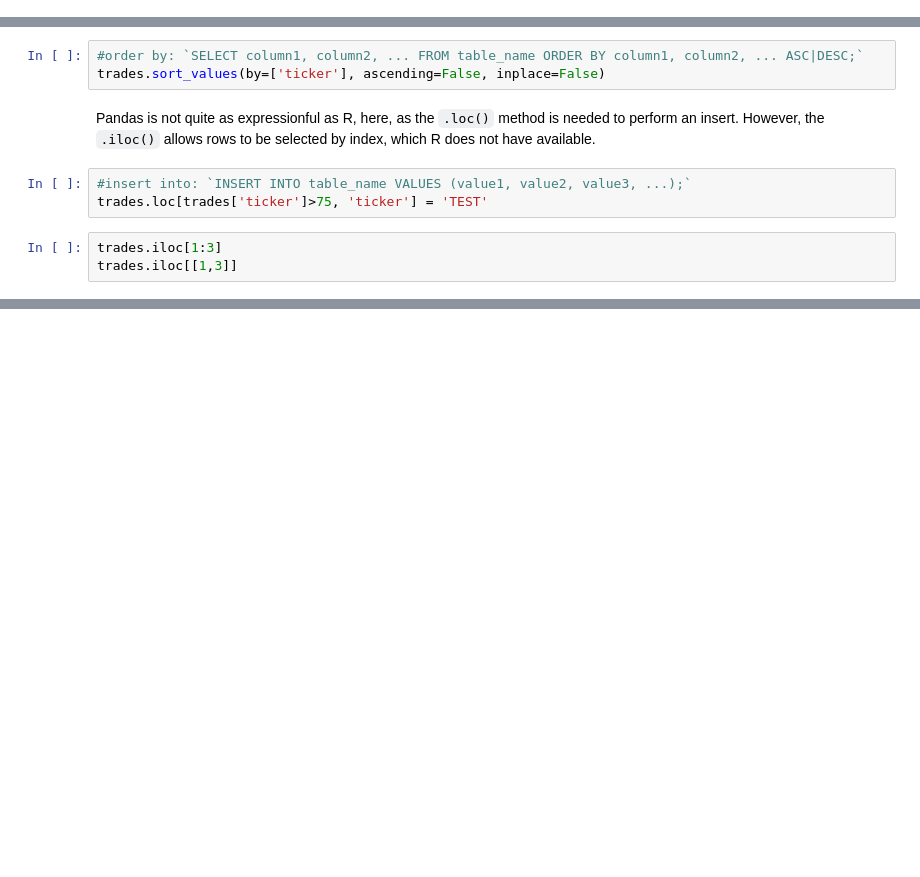
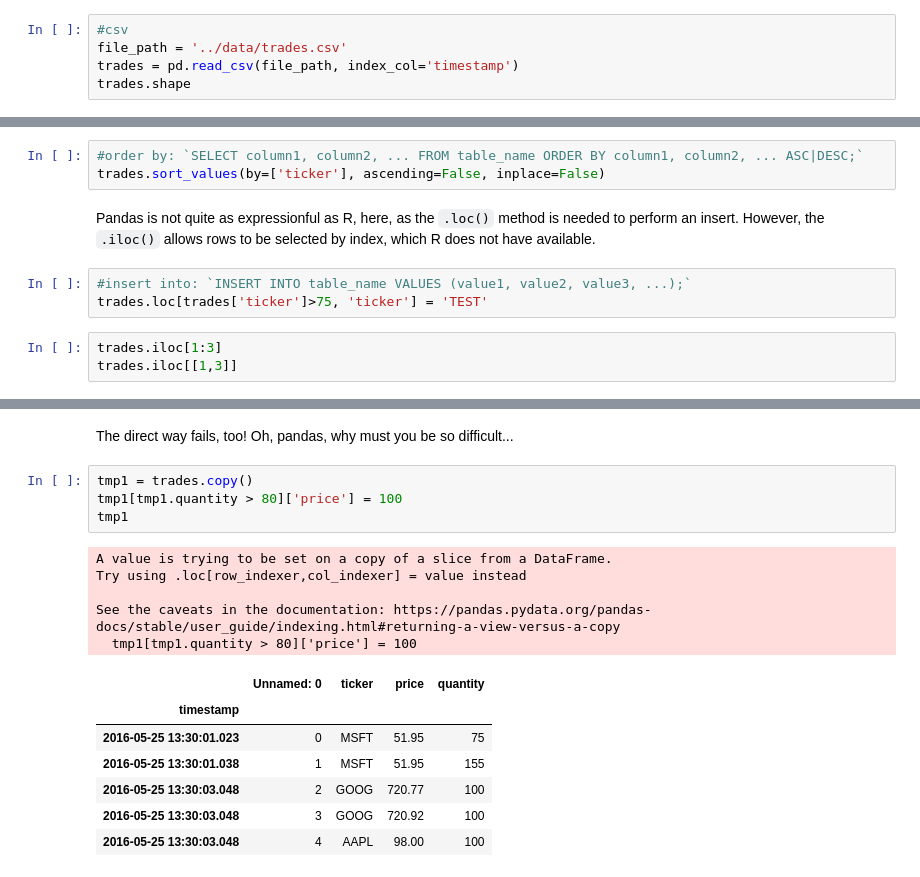
Before and after one commit to IMTorgDemo/Book-ai-for-banking-and-finance, a Jupyter notebook: notebooks/2-dataframe.ipynb, the cells around one changed output, grey strips where cells are left out. Drawn from its saved outputs; the diff is of its cells as text; blank space fills up the shorter version.

```diff
--- a/notebooks/2-dataframe.ipynb
+++ b/notebooks/2-dataframe.ipynb
@@ -247,0 +308,5 @@ trades.head()
+# %%
+#csv
+file_path = '../data/trades.csv'
+trades = pd.read_csv(file_path, index_col='timestamp')
+trades.shape
@@ -284,0 +394,19 @@ trades.iloc[[1,3]]
+# %% [markdown]
+The direct way fails, too!  Oh, pandas, why must you be so difficult...
+# %%
+tmp1 = trades.copy()
+tmp1[tmp1.quantity > 80]['price'] = 100
+tmp1
+# %% [output]
+A value is trying to be set on a copy of a slice from a DataFrame.
+Try using .loc[row_indexer,col_indexer] = value instead
+
+See the caveats in the documentation: https://pandas.pydata.org/pandas-docs/stable/user_guide/indexing.html#returning-a-view-versus-a-copy
+  tmp1[tmp1.quantity > 80]['price'] = 100
+|  | Unnamed: 0 | ticker | price | quantity |
+| timestamp |  |  |  |  |
+| 2016-05-25 13:30:01.023 | 0 | MSFT | 51.95 | 75 |
+| 2016-05-25 13:30:01.038 | 1 | MSFT | 51.95 | 155 |
+| 2016-05-25 13:30:03.048 | 2 | GOOG | 720.77 | 100 |
+| 2016-05-25 13:30:03.048 | 3 | GOOG | 720.92 | 100 |
+| 2016-05-25 13:30:03.048 | 4 | AAPL | 98.00 | 100 |
```
Also changed, not shown: parts of 106 cells of this notebook, 5 other files.
